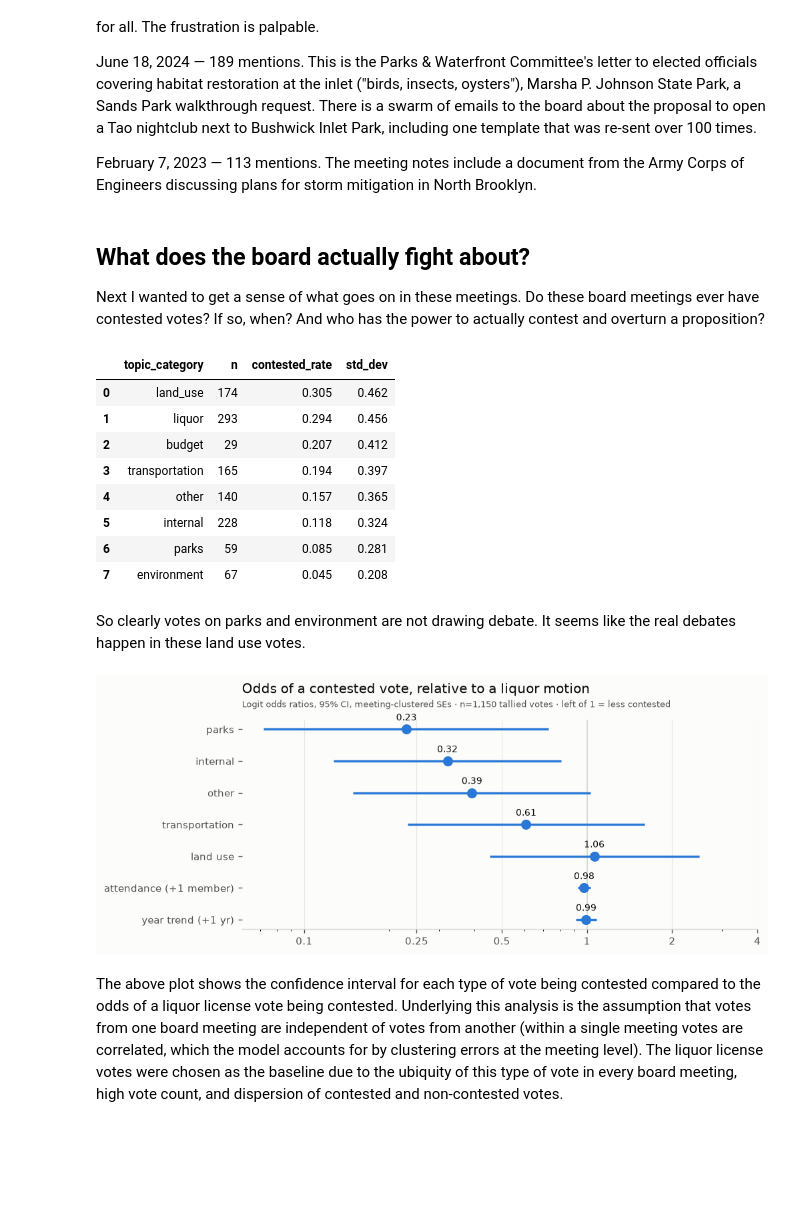
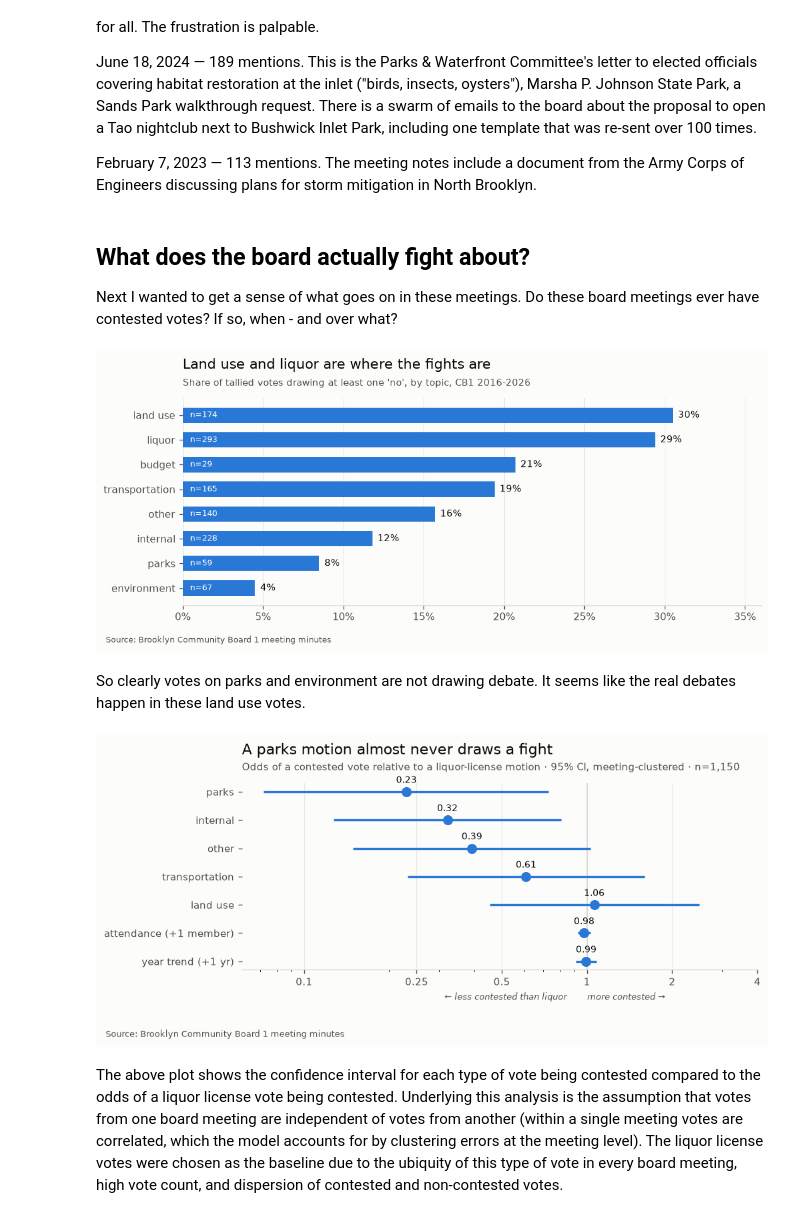
Before and after one commit to blowenstein0/cb1_data_analysis, a Jupyter notebook: analysis/blog_v2.ipynb, the cells around one changed output. Drawn from its saved outputs; the diff is of its cells as text; code cells hidden in the pictures; blank space fills up the shorter version.

```diff
--- a/analysis/blog_v2.ipynb
+++ b/analysis/blog_v2.ipynb
@@ -100,7 +121,7 @@ February 7, 2023 — 113 mentions. The meeting notes include a document from the
 # %% [markdown]
 ## What does the board actually fight about?
 
-Next I wanted to get a sense of what goes on in these meetings. Do these board meetings ever have contested votes? If so, when? And who has the power to actually contest and overturn a proposition?
+Next I wanted to get a sense of what goes on in these meetings. Do these board meetings ever have contested votes? If so, when - and over what?
 # %%
 rates = q("""
     SELECT topic_category, count(*) AS n,
@@ -109,17 +130,32 @@ rates = q("""
     FROM votes WHERE yes + no > 0
     GROUP BY 1 ORDER BY contested_rate DESC
 """)
-rates
+NAMES = {"land_use": "land use"}
+r = rates.assign(topic=rates.topic_category.map(lambda t: NAMES.get(t, t))).iloc[::-1]
+fig, ax = plt.subplots(figsize=(9, 3.8), dpi=120)
+fig.patch.set_facecolor(SURFACE); ax.set_facecolor(SURFACE)
+ax.barh(r.topic, r.contested_rate, height=0.62, color=BLUE)
+for y, (rate, n) in enumerate(zip(r.contested_rate, r.n)):
+    ax.annotate(f"{rate:.0%}", (rate, y), xytext=(5, 0), textcoords="offset points",
+                va="center", fontsize=9, color=INK)
+    ax.annotate(f"n={n}", (0.002, y), xytext=(4, 0), textcoords="offset points",
+                va="center", fontsize=7.5, color="#ffffff")
+ax.set_xlim(0, 0.36)
+ax.xaxis.set_major_formatter(lambda x, _: f"{x:.0%}")
+ax.tick_params(colors=INK2, labelsize=9.5)
+for s in ("top", "right", "left"):
+    ax.spines[s].set_visible(False)
+ax.spines["bottom"].set_color("#d8d7d2")
+ax.grid(axis="x", color="#e8e7e2", lw=0.7); ax.set_axisbelow(True)
+ax.set_title("Land use and liquor are where the fights are",
+             fontsize=13, color=INK, loc="left", pad=28)
+ax.text(0, 1.06, "Share of tallied votes drawing at least one 'no', by topic, CB1 2016-2026",
+        transform=ax.transAxes, fontsize=9, color=INK2)
+fig.text(0.02, -0.03, "Source: Brooklyn Community Board 1 meeting minutes",
+         fontsize=8, color=INK2)
+plt.tight_layout(); plt.show()
 # %% [output]
-|  | topic_category | n | contested_rate | std_dev |
-| 0 | land_use | 174 | 0.305 | 0.462 |
-| 1 | liquor | 293 | 0.294 | 0.456 |
-| 2 | budget | 29 | 0.207 | 0.412 |
-| 3 | transportation | 165 | 0.194 | 0.397 |
-| 4 | other | 140 | 0.157 | 0.365 |
-| 5 | internal | 228 | 0.118 | 0.324 |
-| 6 | parks | 59 | 0.085 | 0.281 |
-| 7 | environment | 67 | 0.045 | 0.208 |
+[figure, added]
 # %% [markdown]
 So clearly votes on parks and environment are not drawing debate. It seems like the real debates happen in these land use votes.
 # %%
@@ -146,38 +182,44 @@ or2 = pd.DataFrame({
 LABELS = {
     "C(topic, Treatment('liquor'))[T.parks]": "parks",
     "C(topic, Treatment('liquor'))[T.internal]": "internal",
     "C(topic, Treatment('liquor'))[T.other]": "other",
     "C(topic, Treatment('liquor'))[T.transportation]": "transportation",
     "C(topic, Treatment('liquor'))[T.land_use]": "land use",
     "attendance_count": "attendance (+1 member)",
     "I(yr - 2016)": "year trend (+1 yr)",
 }
 rows = or2.loc[list(LABELS)].rename(index=LABELS)
 
 fig, ax = plt.subplots(figsize=(8.5, 3.6), dpi=120)
 fig.patch.set_facecolor(SURFACE); ax.set_facecolor(SURFACE)
 ys = np.arange(len(rows))[::-1]
 ax.axvline(1, color="#d8d7d2", lw=1)
 ax.hlines(ys, rows.ci_low, rows.ci_high, color=BLUE, lw=2)
 ax.plot(rows.odds_ratio, ys, "o", ms=8, color=BLUE, zorder=3)
 for y, (name, r) in zip(ys, rows.iterrows()):
     ax.annotate(f"{r.odds_ratio:.2f}", (r.odds_ratio, y), xytext=(0, 8),
                 textcoords="offset points", ha="center", fontsize=8.5, color=INK)
 ax.set_yticks(ys, rows.index, fontsize=9.5)
 ax.set_xscale("log")
 ax.set_xticks([0.1, 0.25, 0.5, 1, 2, 4], ["0.1", "0.25", "0.5", "1", "2", "4"])
 ax.tick_params(colors=INK2, labelsize=9)
 for s in ("top", "right", "left"):
     ax.spines[s].set_visible(False)
 ax.spines["bottom"].set_color("#d8d7d2")
 ax.grid(axis="x", color="#e8e7e2", lw=0.7); ax.set_axisbelow(True)
-ax.set_title("Odds of a contested vote, relative to a liquor motion",
-             fontsize=12, color=INK, loc="left", pad=24)
-ax.text(0, 1.06, "Logit odds ratios, 95% CI, meeting-clustered SEs · n=1,150 tallied votes · left of 1 = less contested",
-        transform=ax.transAxes, fontsize=8, color=INK2)
+ax.set_title("A parks motion almost never draws a fight",
+             fontsize=13, color=INK, loc="left", pad=26)
+ax.text(0, 1.07, "Odds of a contested vote relative to a liquor-license motion · 95% CI, meeting-clustered · n=1,150",
+        transform=ax.transAxes, fontsize=9, color=INK2)
+ax.text(0.63, -0.16, "\u2190 less contested than liquor", transform=ax.transAxes,
+        ha="right", fontsize=8, color=INK2, style="italic")
+ax.text(0.67, -0.16, "more contested \u2192", transform=ax.transAxes,
+        ha="left", fontsize=8, color=INK2, style="italic")
+fig.text(0.02, -0.06, "Source: Brooklyn Community Board 1 meeting minutes",
+         fontsize=8, color=INK2)
 plt.tight_layout(); plt.show()
 # %% [output]
-[figure, old version]
+[figure, new version]
 # %% [markdown]
 The above plot shows the confidence interval for each type of vote being contested compared to the odds of a liquor license vote being contested. Underlying this analysis is the assumption that votes from one board meeting are independent of votes from another (within a single meeting votes are correlated, which the model accounts for by clustering errors at the meeting level). The liquor license votes were chosen as the baseline due to the ubiquity of this type of vote in every board meeting, high vote count, and dispersion of contested and non-contested votes.
 # %% [markdown]
```
Also changed, not shown: parts of 4 cells of this notebook, 1 other file.
